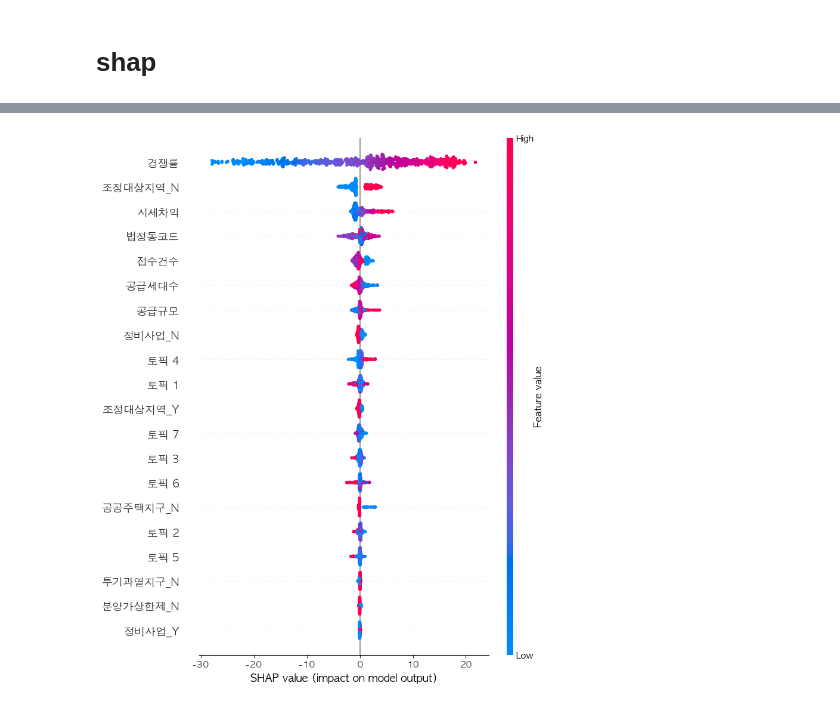
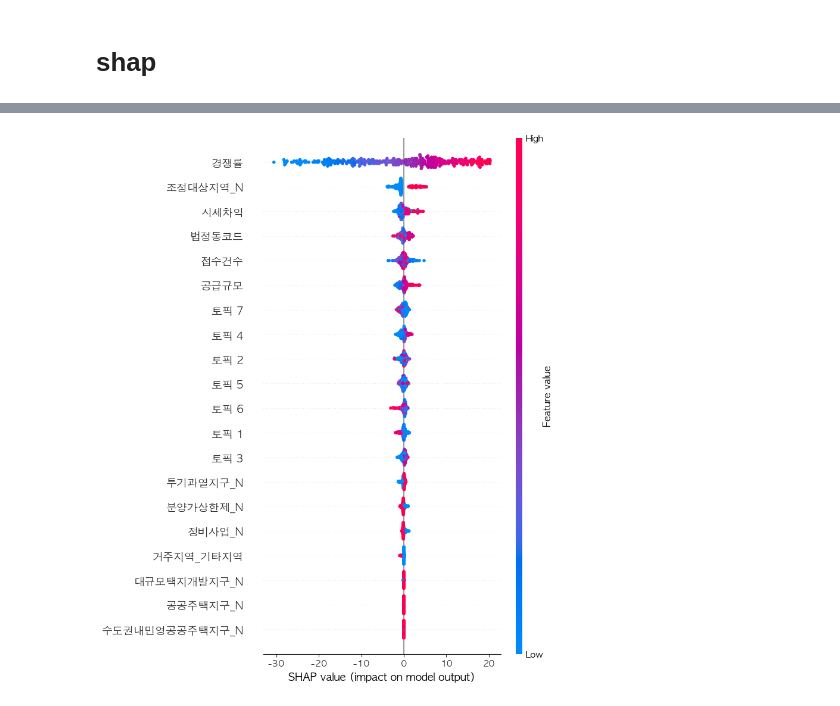
Before and after one commit to choikwangil95/HKToss-MLOps-Proejct, a Jupyter notebook: src/shap_low.ipynb, the cells around one changed output, grey strips where cells are left out. Drawn from its saved outputs; the diff is of its cells as text; code cells hidden in the pictures.

Commit message:
최저가점 shap 결과 파일 공유

```diff
--- a/src/shap_low.ipynb
+++ b/src/shap_low.ipynb
@@ -69,12 +15,15 @@ Index(['공급규모', '공급세대수', '접수건수', '경쟁률', '토픽 1
+# %%
+# 데이터 가져오기
+df1 = pd.read_csv("/Users/han-yeeun/mid-project/src/storage/shap_test_data/low_lgb_X_test_transformed.csv")
 # %%
 # 모델 로드
-loaded_model = joblib.load("/Users/han-yeeun/mid-project/src/storage/trained_model/model_lgb_lowest_0.0.2.pkl")
+loaded_model1 = joblib.load("/Users/han-yeeun/mid-project/src/storage/trained_model/model_low_lgb_0.0.1.pkl")
 # %%
 # SHAP 값 계산 (모델에 대해 SHAP 값을 계산)
-explainer = shap.Explainer(loaded_model)
-shap_values = explainer(X_test_transformed)
+explainer = shap.Explainer(loaded_model1)
+shap_values = explainer(df1)
 
 # SHAP 값 시각화 (Summary Plot)
-shap.summary_plot(shap_values, X_test_transformed)
+shap.summary_plot(shap_values, df1)
 # %% [output]
-[figure, old version]
+[figure, new version]
```
Also changed, not shown: parts of 22 cells of this notebook.
